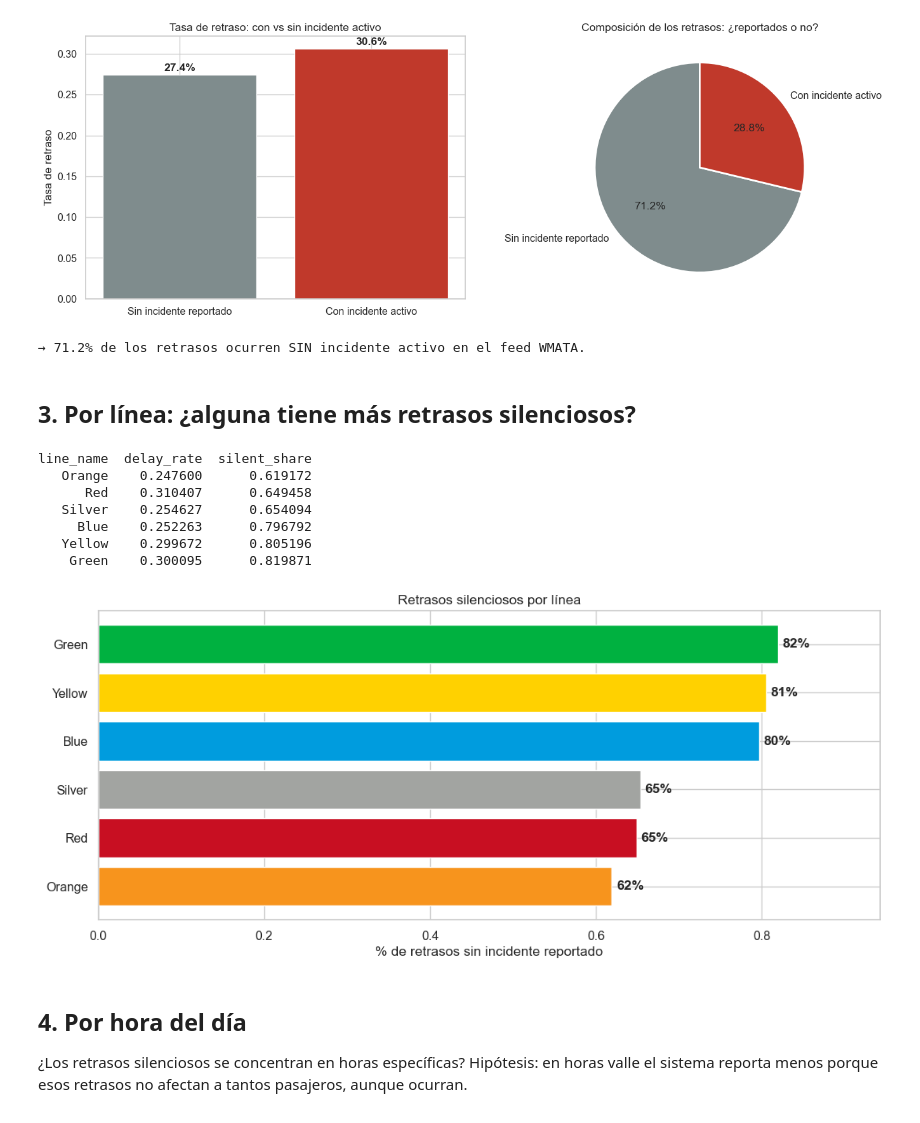
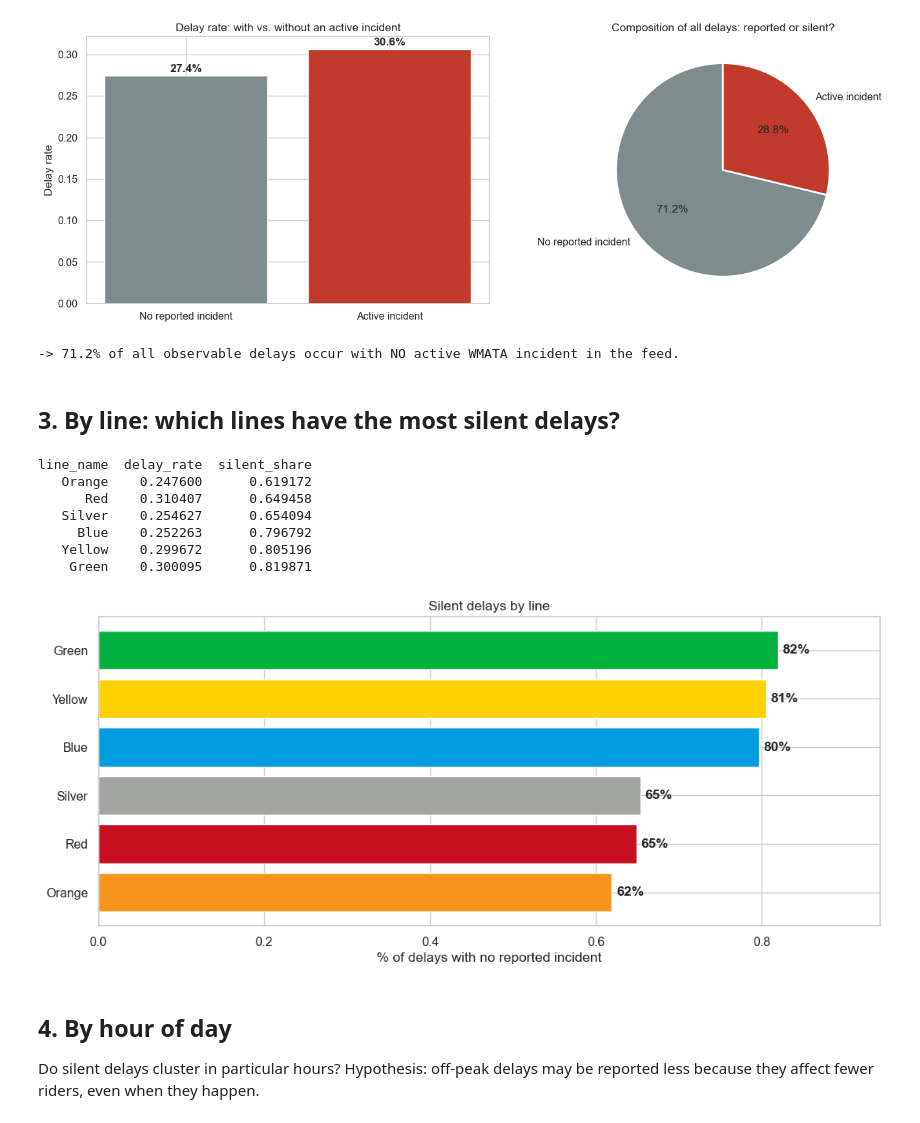
Before and after one commit to Pandabar8/WMATA-Metro-Delay-Prediction, a Jupyter notebook: notebooks/09_silent_delays.ipynb, the cells around one changed output. Cells and saved outputs as stored; diff of their text form; code cells hidden in the pictures.

```diff
--- a/notebooks/09_silent_delays.ipynb
+++ b/notebooks/09_silent_delays.ipynb
@@ -71,36 +72,36 @@ Total                         2445629                  6770293  9215922
 # %%
 fig, axes = plt.subplots(1, 2, figsize=(14, 5))
 
-# (a) Tasa de retraso con vs sin incidente
+# (a) Delay rate with vs without active incident
 rate = df.groupby("active_incident")["is_delayed"].mean()
-labels = ["Sin incidente reportado", "Con incidente activo"]
+labels = ["No reported incident", "Active incident"]
 colors = ["#7f8c8d", "#c0392b"]
 axes[0].bar(labels, rate.values, color=colors)
 for i, v in enumerate(rate.values):
     axes[0].text(i, v + 0.005, f"{v:.1%}", ha="center", fontweight="bold")
-axes[0].set_ylabel("Tasa de retraso")
-axes[0].set_title("Tasa de retraso: con vs sin incidente activo")
+axes[0].set_ylabel("Delay rate")
+axes[0].set_title("Delay rate: with vs. without an active incident")
 
-# (b) Composición de los retrasos
+# (b) Composition of all delays
 delays_only = df[df["is_delayed"] == 1]
 share = delays_only["active_incident"].value_counts(normalize=True).sort_index()
-share.index = ["Sin incidente reportado", "Con incidente activo"]
+share.index = ["No reported incident", "Active incident"]
 axes[1].pie(share.values, labels=share.index, autopct="%1.1f%%",
             colors=["#7f8c8d", "#c0392b"], startangle=90,
             wedgeprops={"edgecolor": "white", "linewidth": 2})
-axes[1].set_title("Composición de los retrasos: ¿reportados o no?")
+axes[1].set_title("Composition of all delays: reported or silent?")
 
 plt.tight_layout()
 fig.savefig(os.path.join(FIG_DIR, "n09_silent_delays_overview.png"), dpi=150)
 plt.show()
 
 silent_share = (delays_only["active_incident"] == 0).mean()
-print(f"\n→ {silent_share:.1%} de los retrasos ocurren SIN incidente activo en el feed WMATA.")
+print(f"\n-> {silent_share:.1%} of all observable delays occur with NO active WMATA incident in the feed.")
 # %% [output]
-[figure, old version]
+[figure, new version]
-→ 71.2% de los retrasos ocurren SIN incidente activo en el feed WMATA.
+-> 71.2% of all observable delays occur with NO active WMATA incident in the feed.
-# %% [markdown]
-## 3. Por línea: ¿alguna tiene más retrasos silenciosos?
+# %% [markdown]
+## 3. By line: which lines have the most silent delays?
 # %%
 by_line = (
     df.groupby("line")
@@ -130,18 +131,18 @@ bar_colors = [LINE_COLORS[l] for l in by_line["line"]]
 bars = ax.barh(by_line["line_name"], by_line["silent_share"], color=bar_colors)
 for i, v in enumerate(by_line["silent_share"]):
     ax.text(v + 0.005, i, f"{v:.0%}", va="center", fontweight="bold")
-ax.set_xlabel("% de retrasos sin incidente reportado")
-ax.set_title("Retrasos silenciosos por línea")
+ax.set_xlabel("% of delays with no reported incident")
+ax.set_title("Silent delays by line")
 ax.set_xlim(0, by_line["silent_share"].max() * 1.15)
 plt.tight_layout()
 fig.savefig(os.path.join(FIG_DIR, "n09_silent_by_line.png"), dpi=150)
 plt.show()
 # %% [output]
-[figure, old version]
+[figure, new version]
-# %% [markdown]
-## 4. Por hora del día
-
-¿Los retrasos silenciosos se concentran en horas específicas? Hipótesis: en horas valle el sistema reporta menos porque esos retrasos no afectan a tantos pasajeros, aunque ocurran.
+# %% [markdown]
+## 4. By hour of day
+
+Do silent delays cluster in particular hours? Hypothesis: off-peak delays may be reported less because they affect fewer riders, even when they happen.
 # %%
 by_hour = (
     df.groupby("hour")
```
Also changed, not shown: parts of 12 cells of this notebook, 11 other files.
